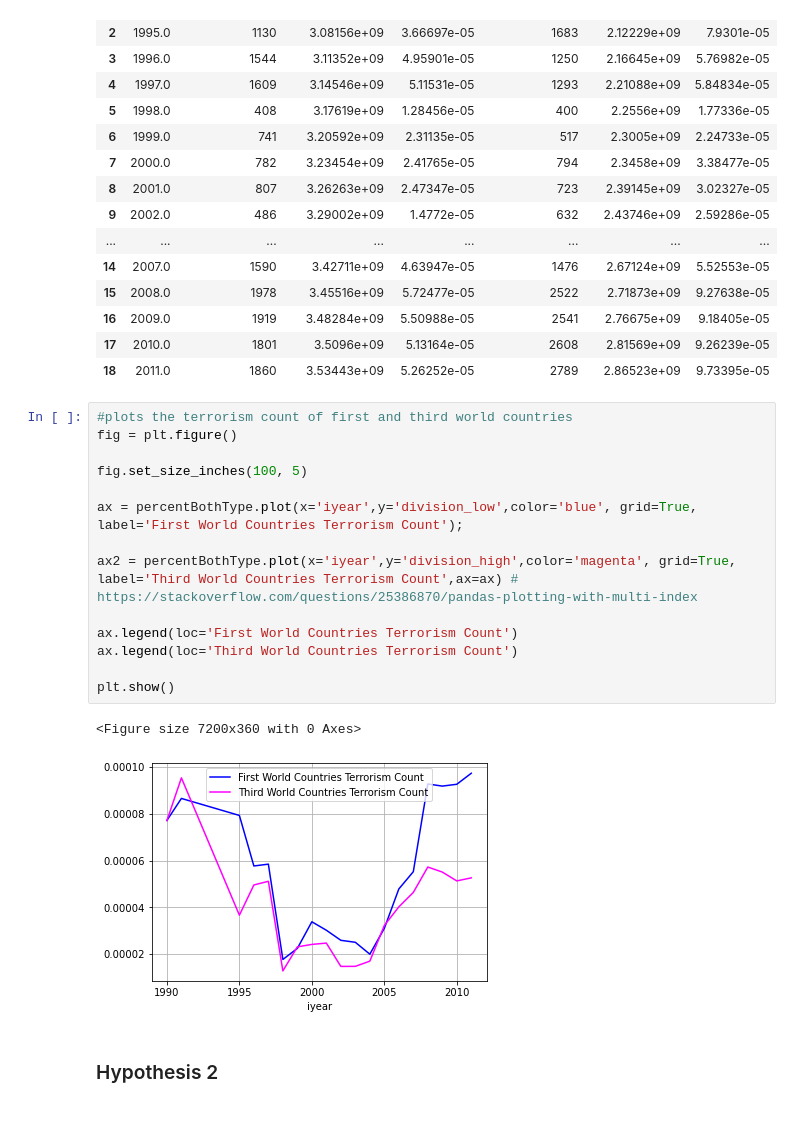
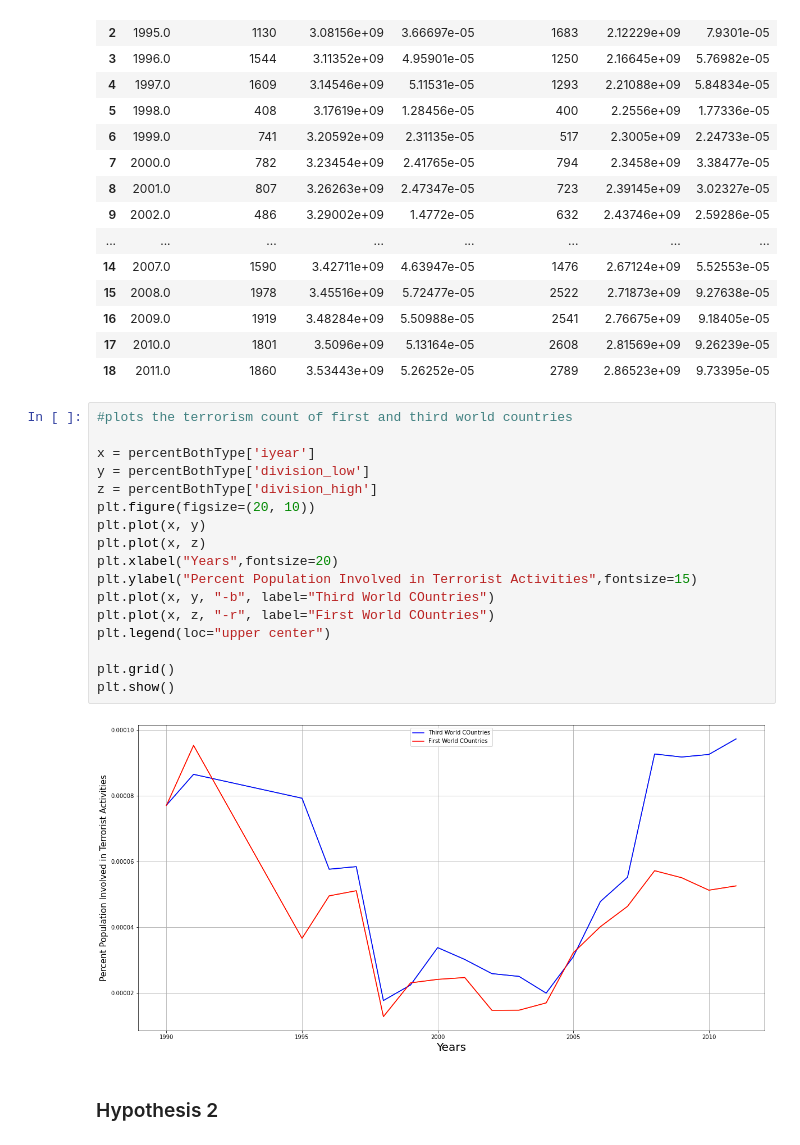
Before and after one commit to iSchool-597PR/2021_Spring_finals, a Jupyter notebook: PR_Final_Project.ipynb, the cells around one changed output. Cells and saved outputs as stored; diff of their text form; blank space fills up the shorter version.

```diff
--- a/PR_Final_Project.ipynb
+++ b/PR_Final_Project.ipynb
@@ -526,23 +527,25 @@ percentBothType
 | 16 | 2009.0 | 1919 | 3.48284e+09 | 5.50988e-05 | 2541 | 2.76675e+09 | 9.18405e-05 |
 | 17 | 2010.0 | 1801 | 3.5096e+09 | 5.13164e-05 | 2608 | 2.81569e+09 | 9.26239e-05 |
 | 18 | 2011.0 | 1860 | 3.53443e+09 | 5.26252e-05 | 2789 | 2.86523e+09 | 9.73395e-05 |
-# %%
-#plots the terrorism count of first and third world countries
-fig = plt.figure()
-
-fig.set_size_inches(100, 5)
-
-ax = percentBothType.plot(x='iyear',y='division_low',color='blue', grid=True, label='First World Countries Terrorism Count');
-
-ax2 = percentBothType.plot(x='iyear',y='division_high',color='magenta', grid=True, label='Third World Countries Terrorism Count',ax=ax) # https://stackoverflow.com/questions/25386870/pandas-plotting-with-multi-index
-
-ax.legend(loc='First World Countries Terrorism Count')
-ax.legend(loc='Third World Countries Terrorism Count')
-
-plt.show()
-# %% [output]
-<Figure size 7200x360 with 0 Axes>
-[figure, removed]
+# %%
+#plots the terrorism count of first and third world countries
+
+x = percentBothType['iyear']
+y = percentBothType['division_low']
+z = percentBothType['division_high']
+plt.figure(figsize=(20, 10))
+plt.plot(x, y)
+plt.plot(x, z)
+plt.xlabel("Years",fontsize=20)
+plt.ylabel("Percent Population Involved in Terrorist Activities",fontsize=15)
+plt.plot(x, y, "-b", label="Third World COuntries")
+plt.plot(x, z, "-r", label="First World COuntries")
+plt.legend(loc="upper center")
+
+plt.grid()
+plt.show()
+# %% [output]
+[figure, added]
 # %% [markdown]
 ### Hypothesis 2
 # %%
```
Also changed, not shown: parts of 18 cells of this notebook.
